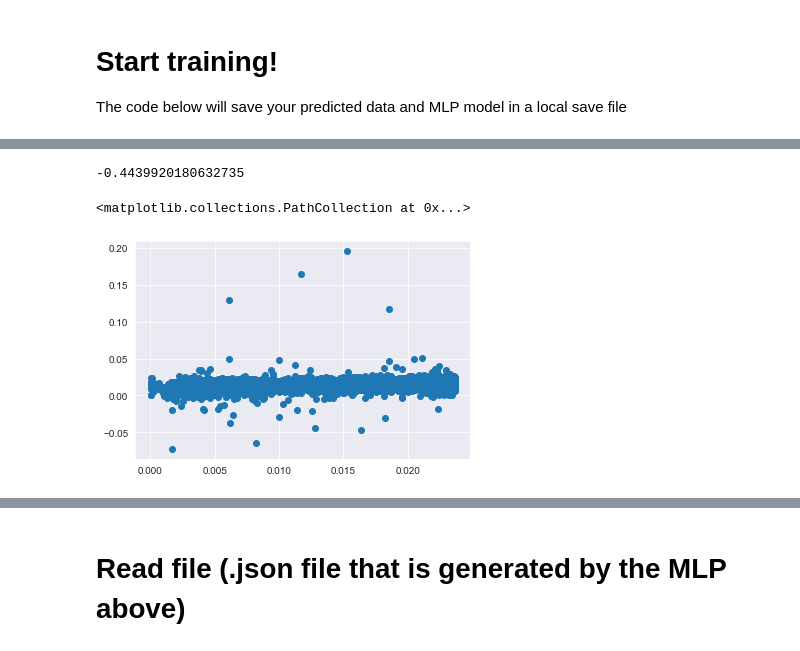
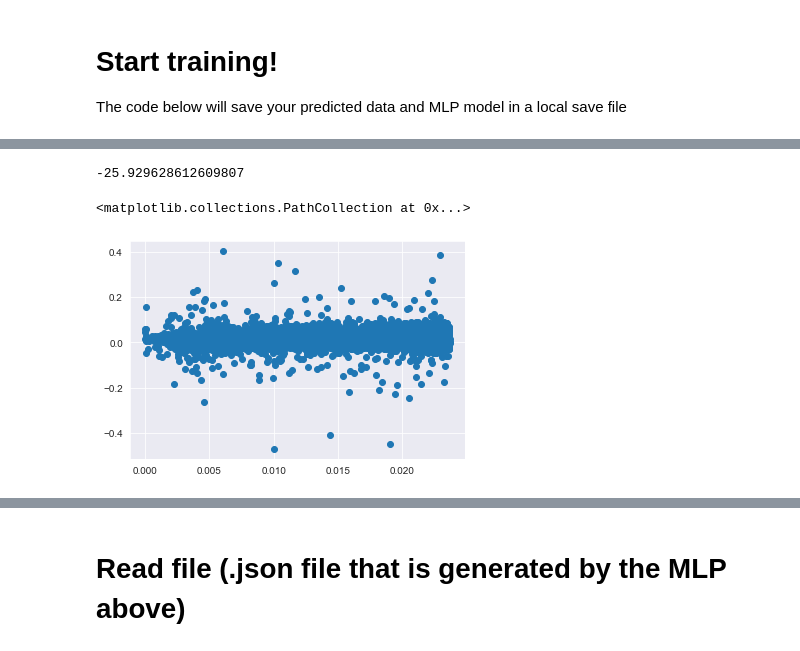
Before and after one commit to NiwEoj/Dr-Soo-ML, a Jupyter notebook: First ML/First ML.ipynb, the cells around one changed output, grey strips where cells are left out. Cells and saved outputs as stored; diff of their text form; code cells hidden in the pictures.

```diff
--- a/First ML/First ML.ipynb
+++ b/First ML/First ML.ipynb
@@ -173,15 +173,15 @@ else:
 | 2 | -14.04608 | 0.000239 | [0.01610815489788686, -0.00686555... | (10, 10, 10) | 33 | dataset 0 | [0.02363327, 0.01589246, 0.018080... |
 | 3 | -7.77835 | 0.000183 | [0.02080791205741983, 0.005174582... | (10, 10, 10) | 33 | dataset 1 | [0.02363404, 0.01589292, 0.018080... |
 # %%
-mlp = MLPRegressor(hidden_layer_sizes=(100,100,100),activation='relu', solver='adam',batch_size='auto', random_state = 33)
+mlp = MLPRegressor(hidden_layer_sizes=(10,10,10),activation='relu', solver='adam',batch_size='auto', random_state = 33)
 scaler = StandardScaler()
-trainX, testX, trainY, testY = train_test_split(d, datasetY[1],random_state=1, test_size=0.7)
+trainX, testX, trainY, testY = train_test_split(datasetX[1], datasetY[1],random_state=1, test_size=0.7)
 trainX = scaler.fit_transform(trainX)
 testX = scaler.transform(testX)
 regr = mlp.fit(trainX,trainY)
 print(regr.score(testX,testY))
 plt.scatter(testY,mlp.predict(testX))
 # %% [output]
--0.4439920180632735
+-25.929628612609807
 <matplotlib.collections.PathCollection at 0x...>
-[figure, old version]
+[figure, new version]
```
Also changed, not shown: parts of 3 cells of this notebook.
